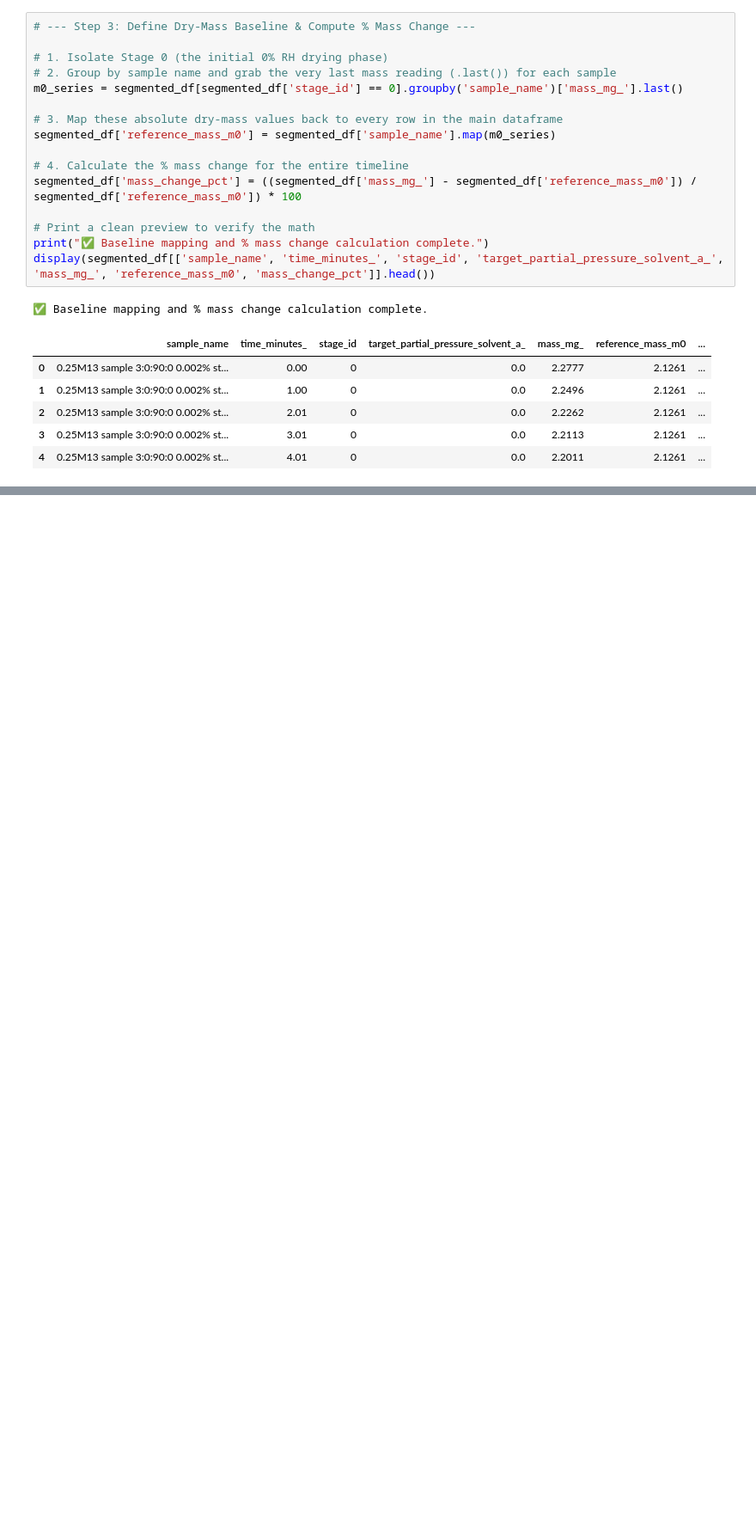
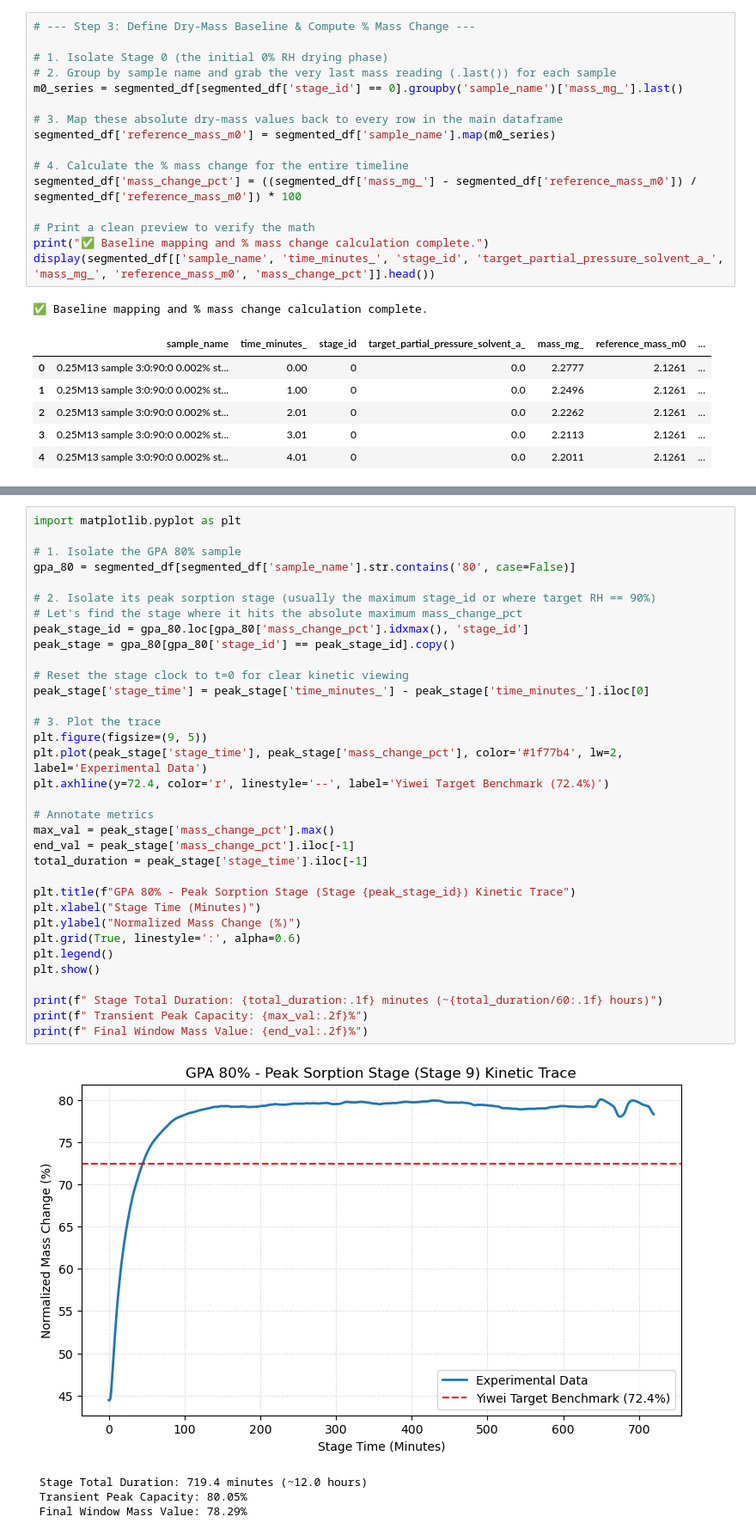
Before and after one commit to StixM6/graphage13-sorption, a Jupyter notebook: notebooks/sorption_kinetics_pipeline.ipynb, the cells around one changed output, grey strips where cells are left out. Shown at 86% size. Saved outputs shown, nothing was run; the diff lists cells and outputs as text; blank space fills up the shorter version.

```diff
--- a/notebooks/sorption_kinetics_pipeline.ipynb
+++ b/notebooks/sorption_kinetics_pipeline.ipynb
@@ -296,0 +314,39 @@ display(final_table_df)
+# %%
+import matplotlib.pyplot as plt
+
+# 1. Isolate the GPA 80% sample
+gpa_80 = segmented_df[segmented_df['sample_name'].str.contains('80', case=False)]
+
+# 2. Isolate its peak sorption stage (usually the maximum stage_id or where target RH == 90%)
+# Let's find the stage where it hits the absolute maximum mass_change_pct
+peak_stage_id = gpa_80.loc[gpa_80['mass_change_pct'].idxmax(), 'stage_id']
+peak_stage = gpa_80[gpa_80['stage_id'] == peak_stage_id].copy()
+
+# Reset the stage clock to t=0 for clear kinetic viewing
+peak_stage['stage_time'] = peak_stage['time_minutes_'] - peak_stage['time_minutes_'].iloc[0]
+
+# 3. Plot the trace
+plt.figure(figsize=(9, 5))
+plt.plot(peak_stage['stage_time'], peak_stage['mass_change_pct'], color='#1f77b4', lw=2, label='Experimental Data')
+plt.axhline(y=72.4, color='r', linestyle='--', label='Yiwei Target Benchmark (72.4%)')
+
+# Annotate metrics
+max_val = peak_stage['mass_change_pct'].max()
+end_val = peak_stage['mass_change_pct'].iloc[-1]
+total_duration = peak_stage['stage_time'].iloc[-1]
+
+plt.title(f"GPA 80% - Peak Sorption Stage (Stage {peak_stage_id}) Kinetic Trace")
+plt.xlabel("Stage Time (Minutes)")
+plt.ylabel("Normalized Mass Change (%)")
+plt.grid(True, linestyle=':', alpha=0.6)
+plt.legend()
+plt.show()
+
+print(f" Stage Total Duration: {total_duration:.1f} minutes (~{total_duration/60:.1f} hours)")
+print(f" Transient Peak Capacity: {max_val:.2f}%")
+print(f" Final Window Mass Value: {end_val:.2f}%")
+# %% [output]
+[figure, added]
+ Stage Total Duration: 719.4 minutes (~12.0 hours)
+ Transient Peak Capacity: 80.05%
+ Final Window Mass Value: 78.29%
```
Also changed, not shown: parts of 2 cells of this notebook.
